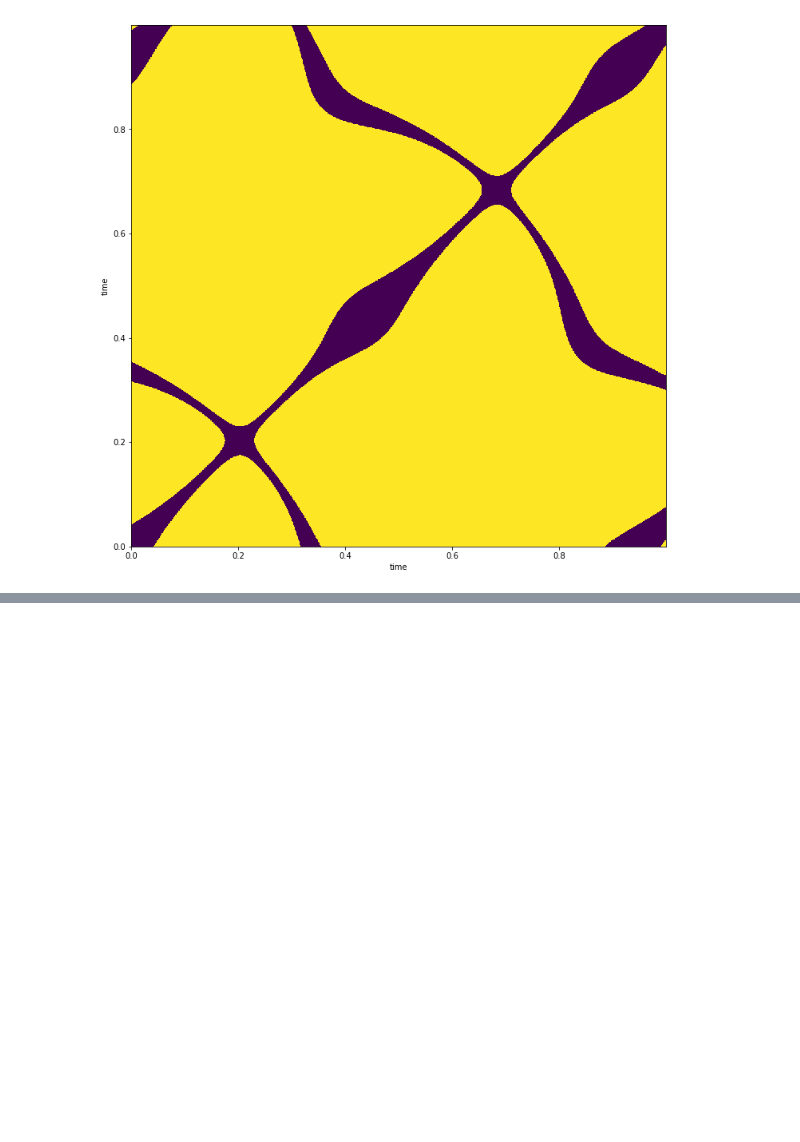
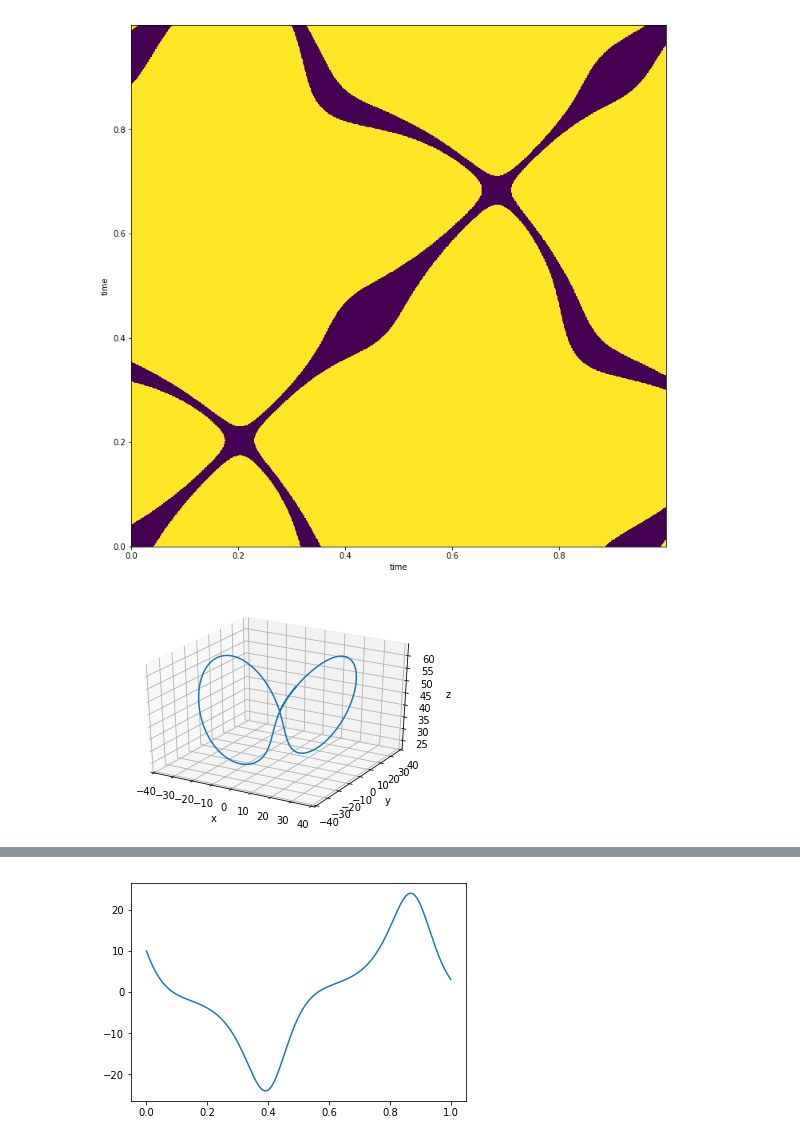
Before and after one commit to WyLyu/UPOsHam, a Jupyter notebook: RecurrencePlot.ipynb, the cells around one changed output, grey strips where cells are left out. Saved outputs shown, nothing was run; the diff lists cells and outputs as text; code cells hidden in the pictures; blank space fills up the shorter version.

```diff
--- a/RecurrencePlot.ipynb
+++ b/RecurrencePlot.ipynb
@@ -340,3 +340,73 @@ plt.show()
 # %% [output]
 [figure]
 [figure]
+# %%
+"""Solution of the Variational Equation and stability of the periodic orbits"""
+
+import numpy as np
+import matplotlib.pyplot as plt
+from scipy.integrate import odeint,quad,trapz
+import math
+from IPython.display import Image # for Notebook
+from IPython.core.display import HTML
+from mpl_toolkits.mplot3d import Axes3D
+from numpy import linalg as LA
+
+sigma = 16.0
+rho = 45.0
+beta = 4.0
+state0 = [10.0, -2.34199, 53.8658]
+t = np.arange(0.0, 1.0, 0.001)
+
+def Lorenz(fun,t):
+    x,y,z=fun
+    derivative=[sigma * (y - x), x * (rho - z) - y, x * y - beta * z]
+    return derivative
+
+
+states = odeint(Lorenz, state0, t)
+fig = plt.figure()
+ax = fig.gca(projection='3d')
+ax.plot(states[:,0], states[:,1], states[:,2])
+ax.set_xlabel('x')
+ax.set_ylabel('y')
+ax.set_zlabel('z')
+plt.xlim(-40,40)
+plt.ylim(-40,40)
+plt.show()
+fig = plt.figure()
+ax = plt.axes()
+ax.plot(t, states[:,0])
+
+''' solution of the Variational Equation'''
+Phistates = np.zeros((1000,3,3))
+Phi0 = np.array([[1.0,0,0],[0,1.0,0],[0,0,1.0]])
+t = np.arange(0, 1, 0.001)
+for i in range(3):
+
+    def Variational(fun, t):
+        Phi_1,Phi_2,Phi_3 = fun
+        x, y, z = state0[0], state0[1], state0[2]
+        J = np.array([[-sigma, sigma, 0], [rho - z, -1, -x], [y, x, -beta]])
+        derivative = np.matmul(J, fun)
+        return derivative
+
+    Phistates[:,:,i] = odeint(Variational, Phi0[:,i], t)
+
+
+'''Period of the periodic orbit'''
+D=np.zeros((1000))
+
+''' the corresponding time point of the end point of the period'''
+for i in range(999):
+    D[i]=math.sqrt((states[0,0]-states[:,0][i])**2)
+
+
+print("period T is ",np.argmin(D[1:998])*0.001)
+
+print("Solution of the Variational equation at Phi_T(x*) is ", Phistates[np.argmin(D[1:998]),:,:] )
+
+'''eigenvalues and eiqenvectors of the matrix'''
+print("eigenvalues, eigenvectors are ", LA.eig(np.array(Phistates[np.argmin(D[1:998]),:,:]) )   )
+# %% [output]
+[figure, added]
@@ -342,0 +424 @@ plt.show()
+[figure, added]
```
Also changed, not shown: parts of 2 cells of this notebook.
